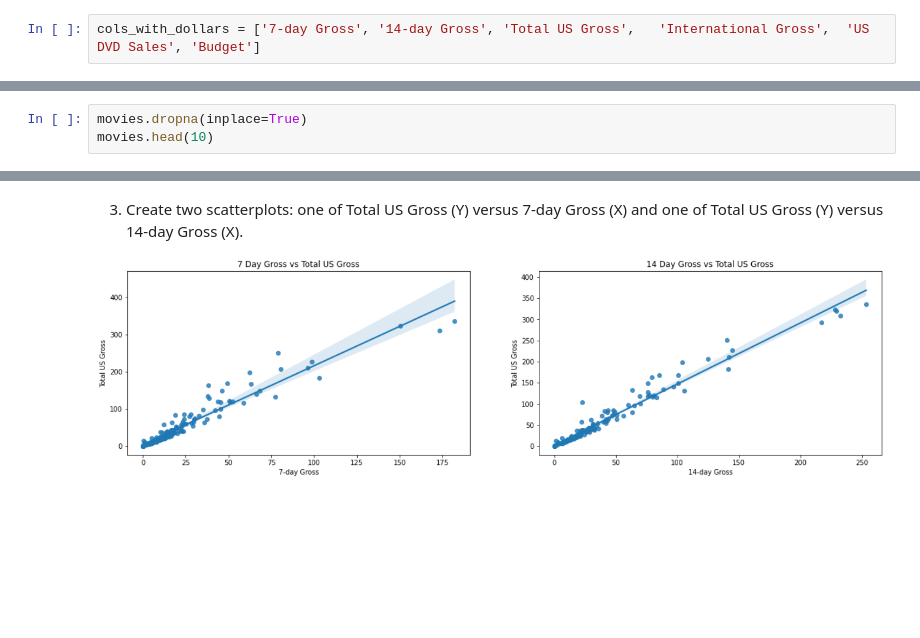
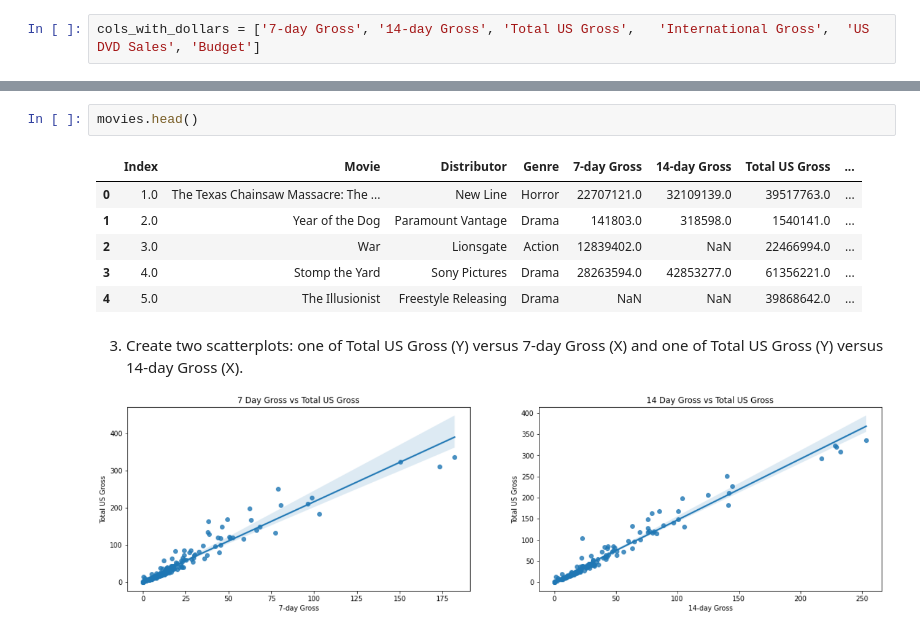
Before and after one commit to szymonvertenten/data-eng, a Jupyter notebook: dsai-en-labs-main/6-bivariate-quant/Kopie_van_Kopie_van_labs_regression_with_2_extra_exercises copy.ipynb, the cells around one changed output, grey strips where cells are left out. Saved outputs shown, nothing was run; the diff lists cells and outputs as text; blank space fills up the shorter version.

```diff
--- a/dsai-en-labs-main/6-bivariate-quant/Kopie_van_Kopie_van_labs_regression_with_2_extra_exercises.ipynb
+++ b/dsai-en-labs-main/6-bivariate-quant/Kopie_van_Kopie_van_labs_regression_with_2_extra_exercises copy.ipynb
@@ -257,3 +249,0 @@ for col in cols_with_dollars:
-# %%
-movies.dropna(inplace=True)
-movies.head(10)
@@ -272,3 +250,12 @@ movies.head(10)
+# %%
+movies.head()
+# %% [output]
+|  | Index | Movie | Distributor | Genre | 7-day Gross | 14-day Gross | Total US Gross | ... |
+| 0 | 1.0 | The Texas Chainsaw Massacre: The ... | New Line | Horror | 22707121.0 | 32109139.0 | 39517763.0 | ... |
+| 1 | 2.0 | Year of the Dog | Paramount Vantage | Drama | 141803.0 | 318598.0 | 1540141.0 | ... |
+| 2 | 3.0 | War | Lionsgate | Action | 12839402.0 | NaN | 22466994.0 | ... |
+| 3 | 4.0 | Stomp the Yard | Sony Pictures | Drama | 28263594.0 | 42853277.0 | 61356221.0 | ... |
+| 4 | 5.0 | The Illusionist | Freestyle Releasing | Drama | NaN | NaN | 39868642.0 | ... |
 # %% [markdown]
 3. Create two scatterplots: one of Total US Gross (Y) versus
 7-day Gross (X) and one of Total US Gross (Y)
```
Also changed, not shown: parts of 13 cells of this notebook.
